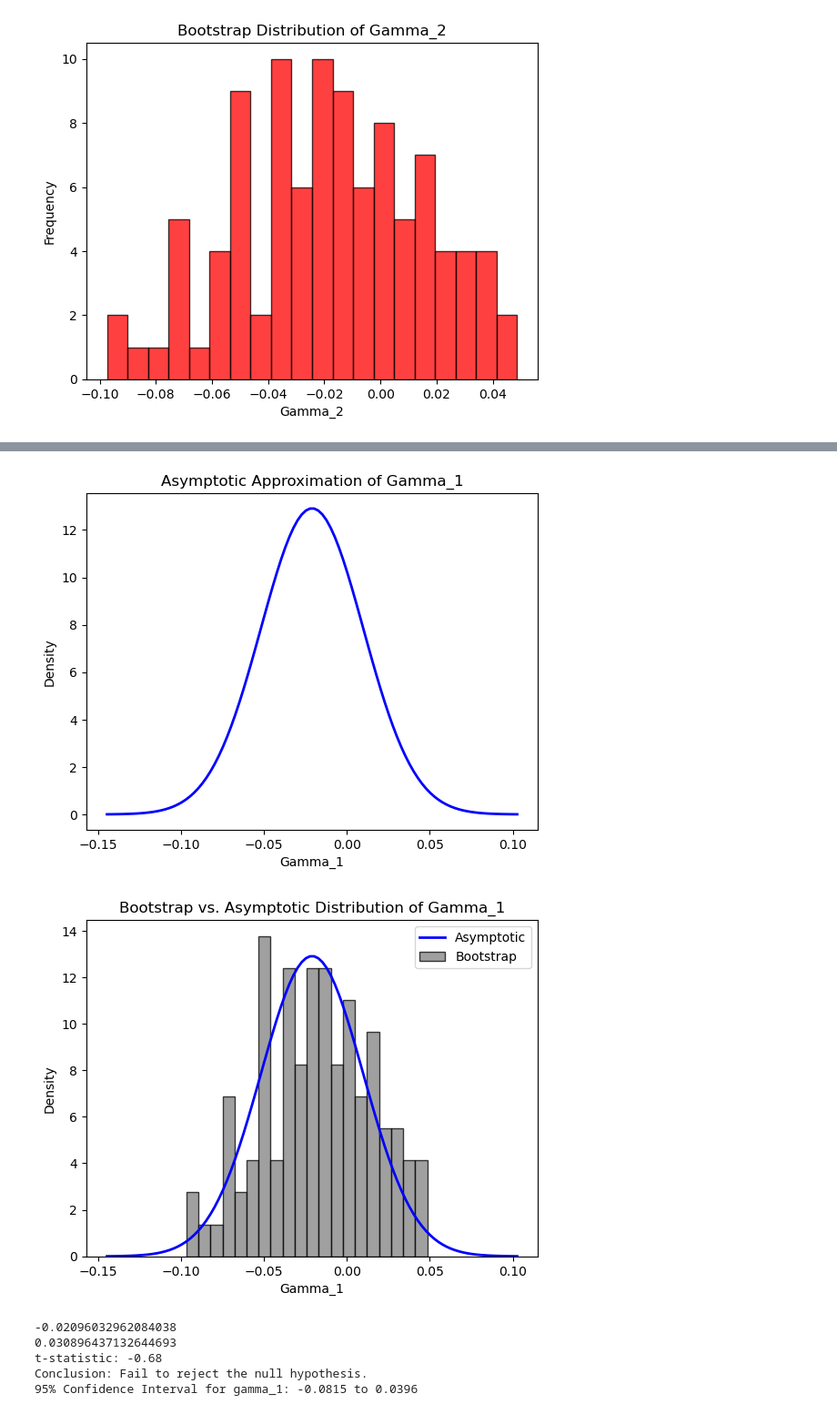
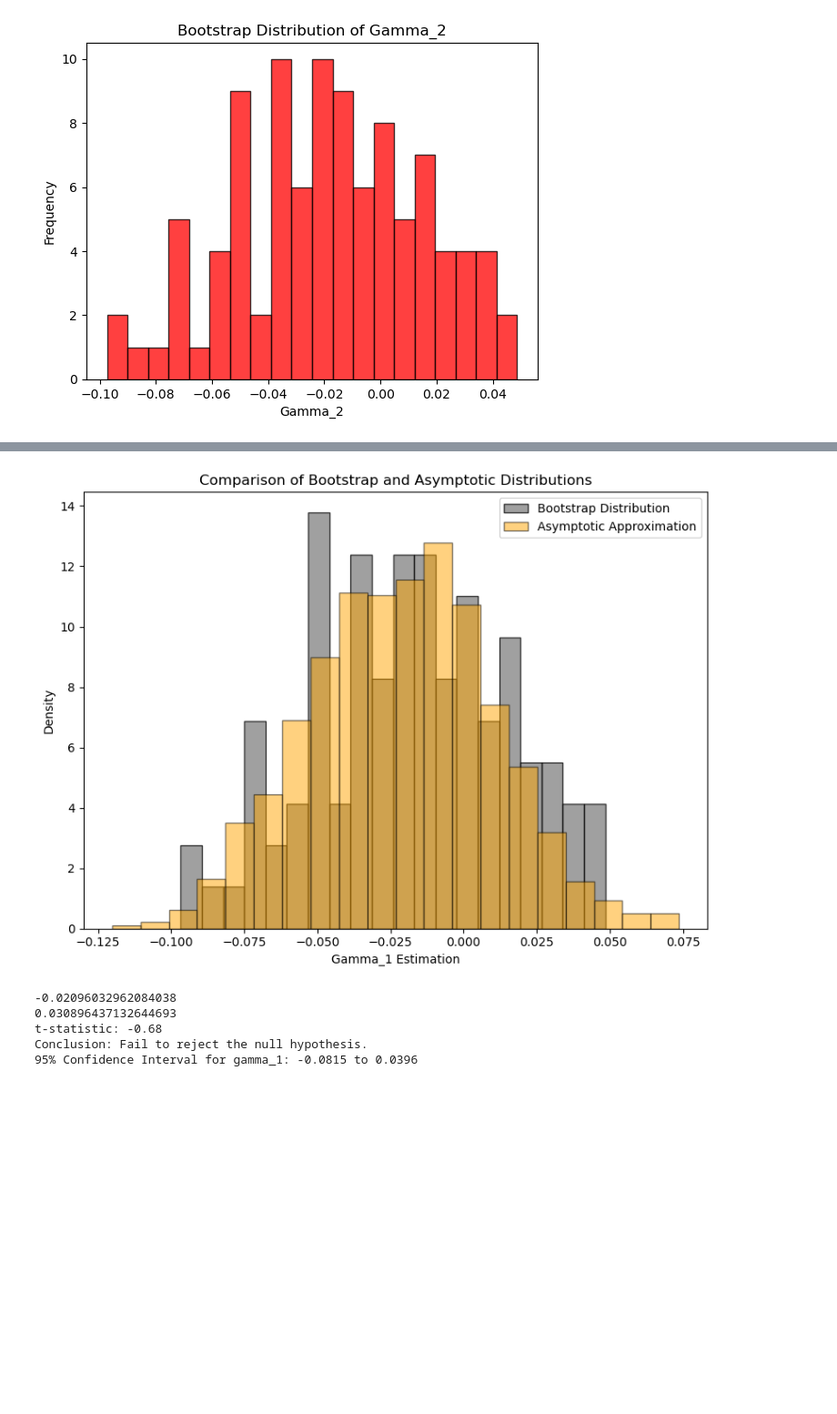
Before and after one commit to Manjusaka666/IHEID, a Jupyter notebook: Econometrics I/Problem Sets/Econometrics_PS6/PS6.ipynb, the cells around one changed output, grey strips where cells are left out. Shown at 91% size. Saved outputs shown, nothing was run; the diff lists cells and outputs as text; code cells hidden in the pictures; blank space fills up the shorter version.

```diff
--- a/Econometrics I/Problem Sets/Econometrics_PS6/PS6.ipynb
+++ b/Econometrics I/Problem Sets/Econometrics_PS6/PS6.ipynb
@@ -414,32 +442,52 @@ plt.show()
 # %%
 # (i) Compute gradient
 phi_age_60 = stats.norm.pdf(np.dot(x_age_60, beta_hat))
 phi_age_30 = stats.norm.pdf(np.dot(x_age_30, beta_hat))
 grad_g = phi_age_60 * x_age_60 - phi_age_30 * x_age_30
 
 var_gamma_1 = np.dot(grad_g.T, np.dot(V_hat, grad_g)) / len(dat_1000)
 gamma_1_sd = np.sqrt(var_gamma_1)
 
-gamma_1_values = np.linspace(gamma_1 - 4 * gamma_1_sd, gamma_1 + 4 * gamma_1_sd, 100)
-gamma_1_density = stats.norm.pdf(gamma_1_values, loc=gamma_1, scale=gamma_1_sd)
+mean_gamma = gamma_1
+simulated_gamma = np.random.normal(loc=mean_gamma, scale=gamma_1_sd, size=1000)
 
-plt.plot(gamma_1_values, gamma_1_density, color='blue', lw=2)
-plt.title("Asymptotic Approximation of Gamma_1")
-plt.xlabel("Gamma_1")
+plt.figure(figsize=(8, 6))
+
+# Histogram of the bootstrap distribution
+plt.hist(gamma_1_bootstrap, bins=20, alpha=0.75, color='grey', edgecolor='black', density=True, label="Bootstrap Distribution")
+
+# Histogram of the asymptotic approximation
+plt.hist(simulated_gamma, bins=20, alpha=0.5, color='orange', edgecolor='black', density=True, label="Asymptotic Approximation")
+
+# Add title and labels
+plt.title("Comparison of Bootstrap and Asymptotic Distributions")
+plt.xlabel("Gamma_1 Estimation")
 plt.ylabel("Density")
+
+# Add legend to differentiate the two histograms
+plt.legend()
+
+plt.tight_layout()
 plt.show()
+# gamma_1_values = np.linspace(gamma_1 - 4 * gamma_1_sd, gamma_1 + 4 * gamma_1_sd, 100)
+# gamma_1_density = stats.norm.pdf(gamma_1_values, loc=gamma_1, scale=gamma_1_sd)
 
-# Plot the histogram of bootstrap estimates
-plt.hist(gamma_1_bootstrap, bins=20, alpha=0.75, color='grey', edgecolor='black', density=True)
-plt.plot(gamma_1_values, gamma_1_density, color='blue', lw=2)
-plt.title("Bootstrap vs. Asymptotic Distribution of Gamma_1")
-plt.xlabel("Gamma_1")
-plt.ylabel("Density")
-plt.legend(["Asymptotic", "Bootstrap"])
-plt.show()
+# plt.plot(gamma_1_values, gamma_1_density, color='blue', lw=2)
+# plt.title("Asymptotic Approximation of Gamma_1")
+# plt.xlabel("Gamma_1")
+# plt.ylabel("Density")
+# plt.show()
+
+# # Plot the histogram of bootstrap estimates
+# plt.hist(gamma_1_bootstrap, bins=20, alpha=0.75, color='grey', edgecolor='black', density=True)
+# plt.plot(gamma_1_values, gamma_1_density, color='blue', lw=2)
+# plt.title("Bootstrap vs. Asymptotic Distribution of Gamma_1")
+# plt.xlabel("Gamma_1")
+# plt.ylabel("Density")
+# plt.legend(["Asymptotic", "Bootstrap"])
+# plt.show()
 # %% [output]
-[figure, old version]
+[figure, new version]
-[figure, removed]
 # %%
 # (j) Hypothesis test
 t_statistic = gamma_1 / gamma_1_sd
```
Also changed, not shown: parts of 1 cell of this notebook, 3 other files.
